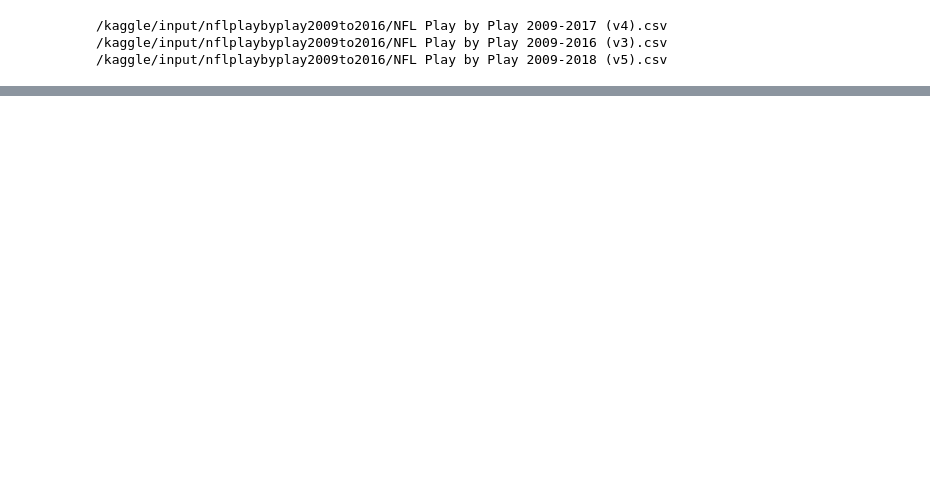
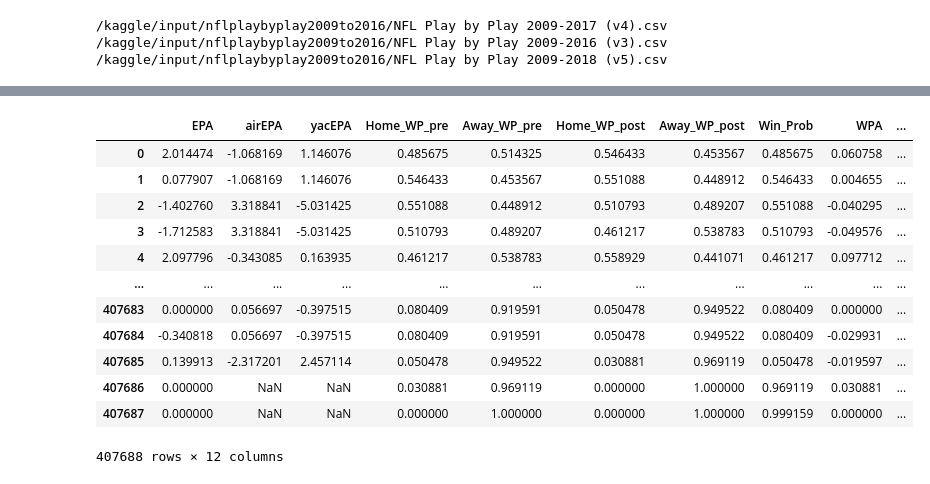
Before and after one commit to albert-joonyoung-park/kaggle-lessons, a Jupyter notebook: kaggle-data-cleaning.ipynb, the cells around one changed output, grey strips where cells are left out. Cells and saved outputs as stored; diff of their text form; code cells hidden in the pictures; blank space fills up the shorter version.

```diff
--- a/kaggle-data-cleaning.ipynb
+++ b/kaggle-data-cleaning.ipynb
@@ -61,0 +257,18 @@ Length: 102, dtype: int64
+# %%
+# Fill the column value with NaN with the value that comes directly after it in the same column.
+subset_nfl_data2 = subset_nfl_data.fillna(method='bfill', axis=0) # axis=0, along the rows, top to bottom
+subset_nfl_data2
+# %% [output]
+|  | EPA | airEPA | yacEPA | Home_WP_pre | Away_WP_pre | Home_WP_post | Away_WP_post | Win_Prob | WPA | ... |
+| 0 | 2.014474 | -1.068169 | 1.146076 | 0.485675 | 0.514325 | 0.546433 | 0.453567 | 0.485675 | 0.060758 | ... |
+| 1 | 0.077907 | -1.068169 | 1.146076 | 0.546433 | 0.453567 | 0.551088 | 0.448912 | 0.546433 | 0.004655 | ... |
+| 2 | -1.402760 | 3.318841 | -5.031425 | 0.551088 | 0.448912 | 0.510793 | 0.489207 | 0.551088 | -0.040295 | ... |
+| 3 | -1.712583 | 3.318841 | -5.031425 | 0.510793 | 0.489207 | 0.461217 | 0.538783 | 0.510793 | -0.049576 | ... |
+| 4 | 2.097796 | -0.343085 | 0.163935 | 0.461217 | 0.538783 | 0.558929 | 0.441071 | 0.461217 | 0.097712 | ... |
+| ... | ... | ... | ... | ... | ... | ... | ... | ... | ... | ... |
+| 407683 | 0.000000 | 0.056697 | -0.397515 | 0.080409 | 0.919591 | 0.050478 | 0.949522 | 0.080409 | 0.000000 | ... |
+| 407684 | -0.340818 | 0.056697 | -0.397515 | 0.080409 | 0.919591 | 0.050478 | 0.949522 | 0.080409 | -0.029931 | ... |
+| 407685 | 0.139913 | -2.317201 | 2.457114 | 0.050478 | 0.949522 | 0.030881 | 0.969119 | 0.050478 | -0.019597 | ... |
+| 407686 | 0.000000 | NaN | NaN | 0.030881 | 0.969119 | 0.000000 | 1.000000 | 0.969119 | 0.030881 | ... |
+| 407687 | 0.000000 | NaN | NaN | 0.000000 | 1.000000 | 0.000000 | 1.000000 | 0.999159 | 0.000000 | ... |
+407688 rows × 12 columns
```
Also changed, not shown: parts of 20 cells of this notebook.
